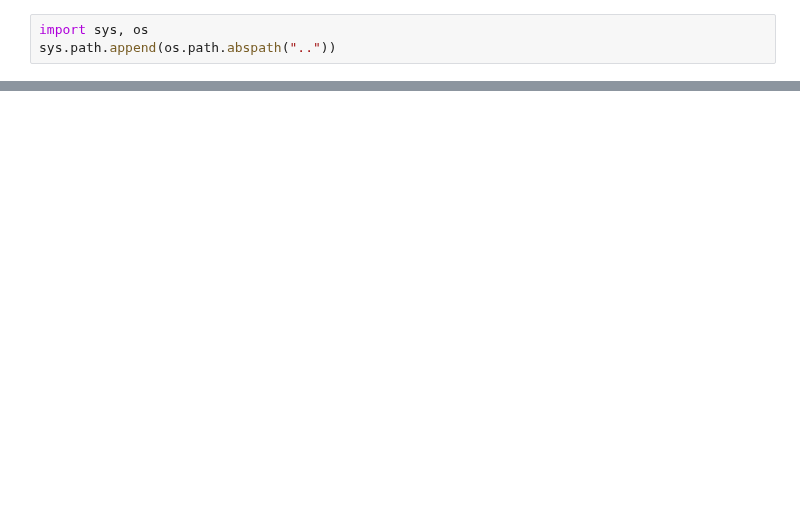
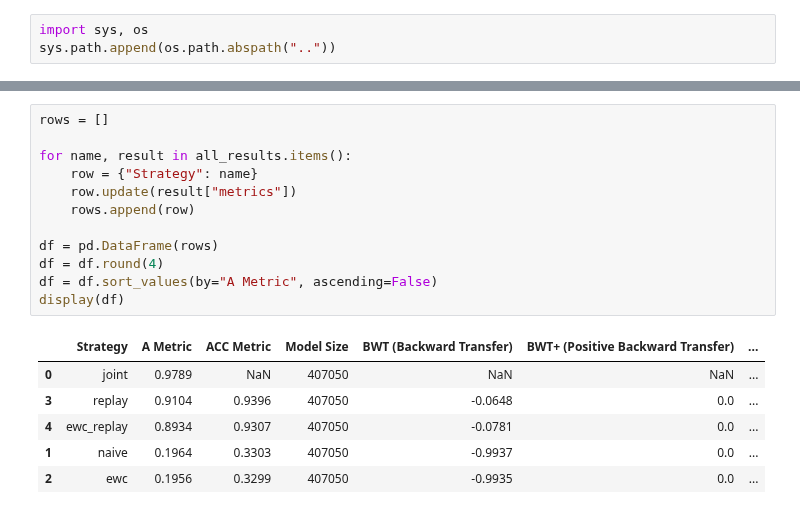
Before and after one commit to sreeja-g/cl-nonstationarity-research, a Jupyter notebook: notebooks/test_pipeline.ipynb, the cells around one changed output, grey strips where cells are left out. Cells and saved outputs as stored; diff of their text form; blank space fills up the shorter version.

```diff
--- a/notebooks/test_pipeline.ipynb
+++ b/notebooks/test_pipeline.ipynb
@@ -368,0 +216,19 @@ Saved results_df.csv
+# %%
+rows = []
+
+for name, result in all_results.items():
+    row = {"Strategy": name}
+    row.update(result["metrics"])
+    rows.append(row)
+
+df = pd.DataFrame(rows)
+df = df.round(4)
+df = df.sort_values(by="A Metric", ascending=False)
+display(df)
+# %% [output]
+|  | Strategy | A Metric | ACC Metric | Model Size | BWT (Backward Transfer) | BWT+ (Positive Backward Transfer) | ... |
+| 0 | joint | 0.9789 | NaN | 407050 | NaN | NaN | ... |
+| 3 | replay | 0.9104 | 0.9396 | 407050 | -0.0648 | 0.0 | ... |
+| 4 | ewc_replay | 0.8934 | 0.9307 | 407050 | -0.0781 | 0.0 | ... |
+| 1 | naive | 0.1964 | 0.3303 | 407050 | -0.9937 | 0.0 | ... |
+| 2 | ewc | 0.1956 | 0.3299 | 407050 | -0.9935 | 0.0 | ... |
```
Also changed, not shown: parts of 19 cells of this notebook, 20 other files.
